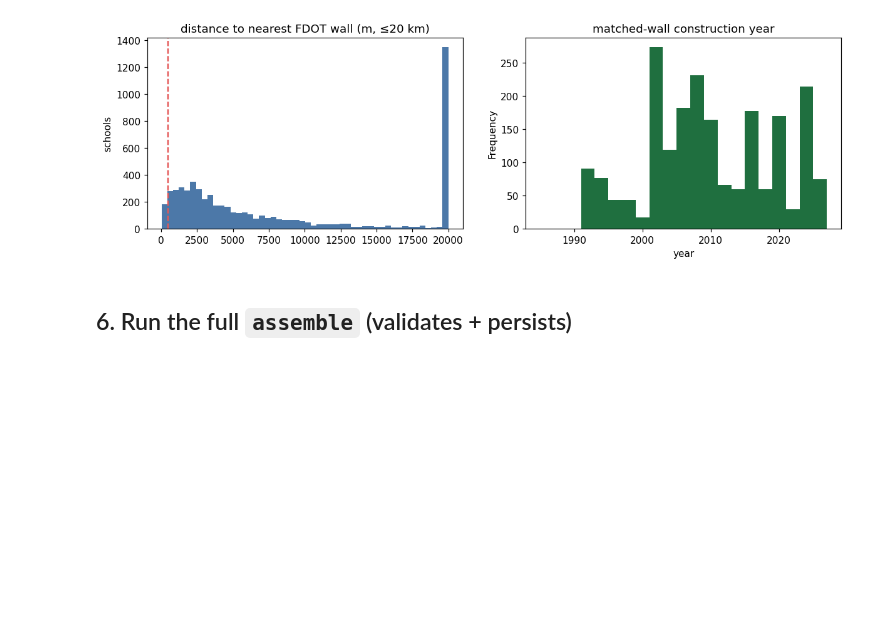
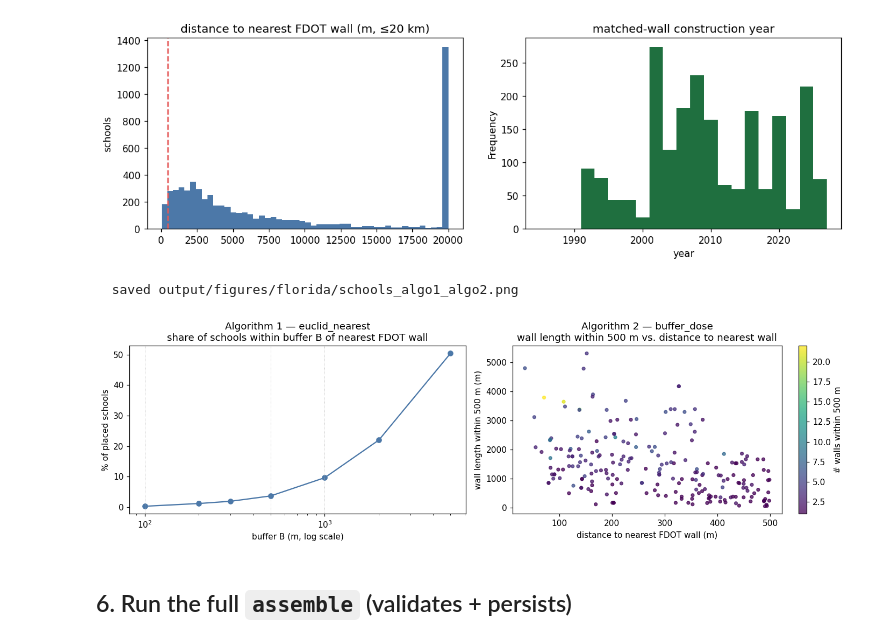
Before and after one commit to felixschulz385/noise-pollution, a Jupyter notebook: src/experiments/florida/schools.ipynb, the cells around one changed output. Drawn from its saved outputs; the diff is of its cells as text; code cells hidden in the pictures; blank space fills up the shorter version.

```diff
--- a/src/experiments/florida/schools.ipynb
+++ b/src/experiments/florida/schools.ipynb
@@ -280,6 +280,31 @@ schools within 1 km of a wall, by district (top 8):
 {'MIAMI-DADE': 124, 'BROWARD': 97, 'ORANGE': 79, 'PALM BEACH': 73, 'HILLSBOROUGH': 69, 'DUVAL': 33, 'PINELLAS': 25, 'BREVARD': 12}
   saved output/figures/florida/schools_barrier_match.png
 [figure]
+# %%
+# Algorithm 1 (euclid_nearest) + Algorithm 2 (buffer_dose): visualize both point-only algorithms.
+BUFFERS_PLOT = (100, 200, 300, 500, 1000, 2000, 5000)
+share_pct = [(rollup["nearest_fdot_dist_m"] <= r).mean() * 100 for r in BUFFERS_PLOT]
+
+fig, ax = plt.subplots(1, 2, figsize=(13, 4))
+
+ax[0].plot(BUFFERS_PLOT, share_pct, marker="o", color=BLUE)
+for r in (100, 500, 1000):
+    ax[0].axvline(r, color=GREY, lw=0.6, ls=":")
+ax[0].set_xscale("log")
+ax[0].set(title="Algorithm 1 — euclid_nearest\nshare of schools within buffer B of nearest FDOT wall",
+          xlabel="buffer B (m, log scale)", ylabel="% of placed schools")
+
+exposed = rollup[rollup["n_walls_500m"] > 0]
+sc = ax[1].scatter(exposed["nearest_fdot_dist_m"], exposed["wall_len_500m"],
+                    c=exposed["n_walls_500m"], cmap="viridis", s=14, alpha=0.75)
+ax[1].set(title="Algorithm 2 — buffer_dose\nwall length within 500 m vs. distance to nearest wall",
+          xlabel="distance to nearest FDOT wall (m)", ylabel="wall length within 500 m (m)")
+fig.colorbar(sc, ax=ax[1], label="# walls within 500 m")
+fig.tight_layout()
+savefig(fig, "schools_algo1_algo2.png")
+# %% [output]
+  saved output/figures/florida/schools_algo1_algo2.png
+[figure, added]
 # %% [markdown]
 ## 6. Run the full `assemble` (validates + persists)
 # %%
```
Also changed, not shown: parts of 5 cells of this notebook, 5 other files.
